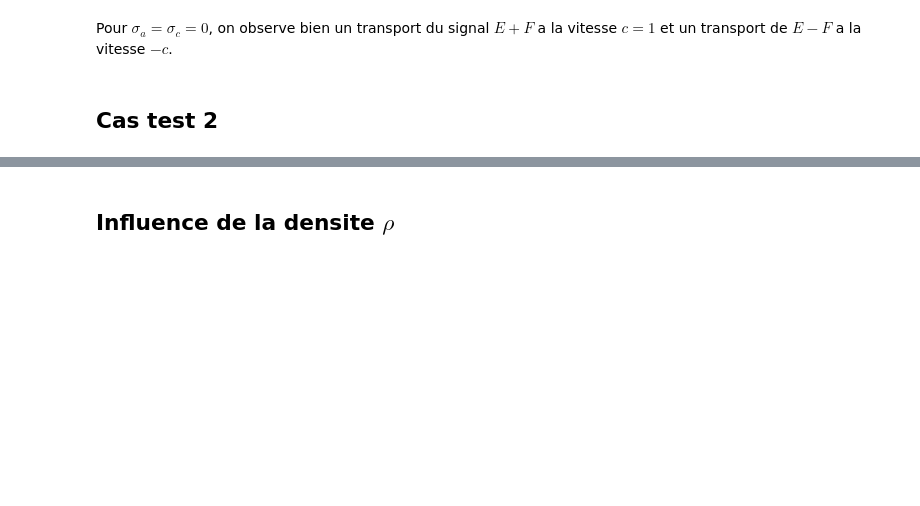
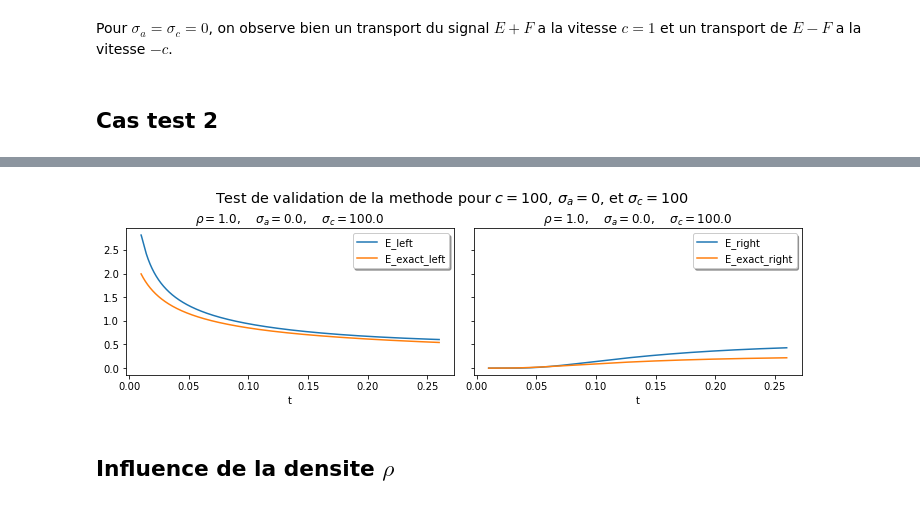
Before and after one commit to ddrous/projet-inverse-2d, a Jupyter notebook: src/notebook/analyse_des_donnees.ipynb, the cells around one changed output, grey strips where cells are left out. Drawn from its saved outputs; the diff is of its cells as text; code cells hidden in the pictures; blank space fills up the shorter version.

```diff
--- a/src/notebook/analyse_des_donnees.ipynb
+++ b/src/notebook/analyse_des_donnees.ipynb
@@ -347,17 +316,18 @@ plot_group(df_s, figsize, index, x, group_5, title)
 # %%
-# E_test_2 = ['E_left', 'E_exact_left']
+E_test_1 = ['E_left', 'E_exact_left']
 # F_test_2 = ['F_left', 'F_exact_left']
-
 E_test_2 = ['E_right', 'E_exact_right']
-F_test_2 = ['F_right', 'F_exact_right']
-group_5 = [E_test_2, F_test_2]
+# F_test_2 = ['F_right', 'F_exact_right']
+group_5 = [E_test_1, E_test_2]
 
 figsize = (10, 3)
 
 title = "Test de validation de la methode"
 title += r' pour $c=$'+str(c)+', $\sigma_a=$'+str(int(sigma_a))+', et $\sigma_c=$'+str(int(sigma_c))
 
-plot_group(df_s, figsize, index, x, group_5, title)
+plot_group(df_t, figsize, index, t, group_5, title)
+# %% [output]
+[figure, added]
 # %% [markdown]
 ## Influence de la densite $\rho$
 # %% [markdown]
```
Also changed, not shown: parts of 11 cells of this notebook, 1 other file.
